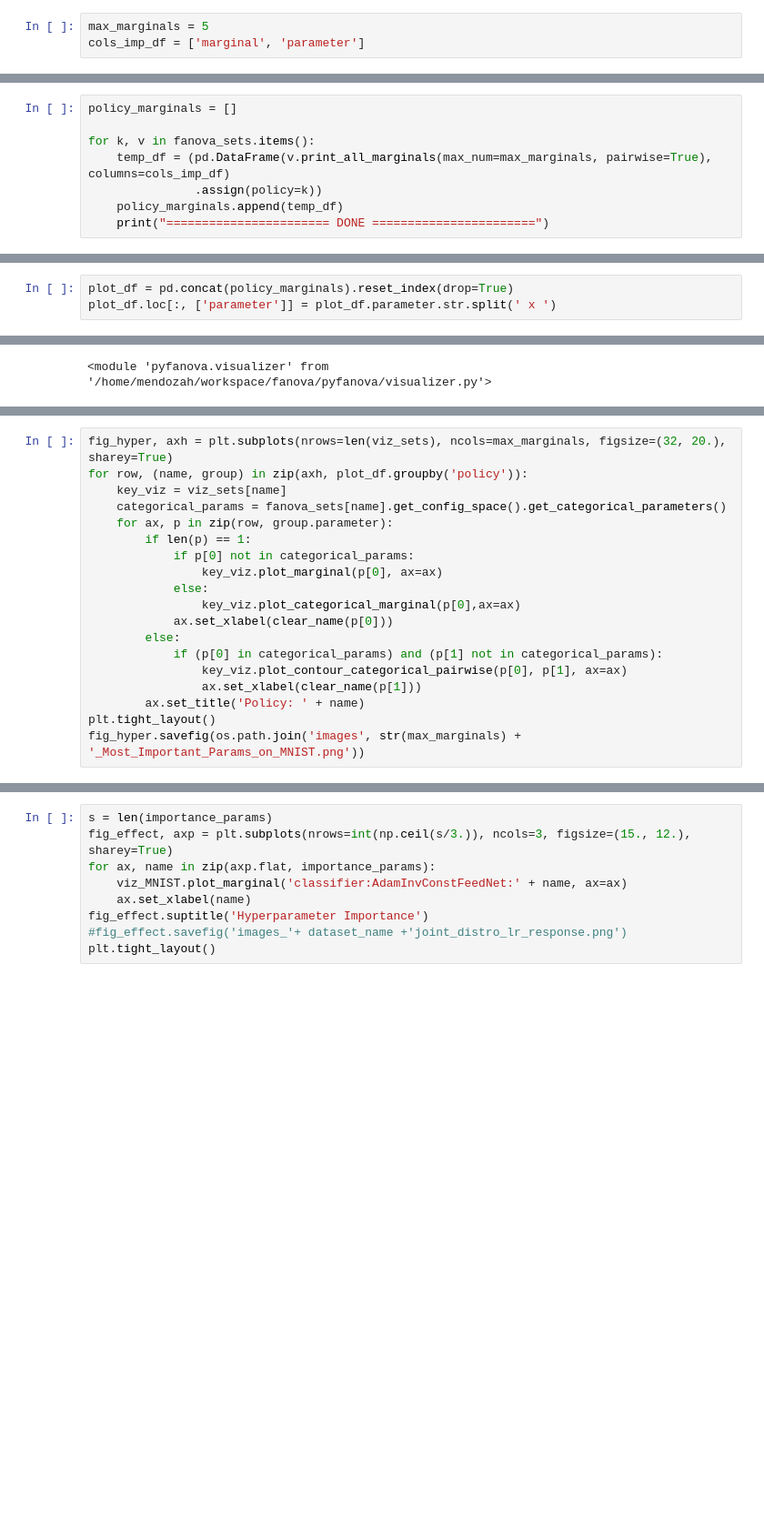
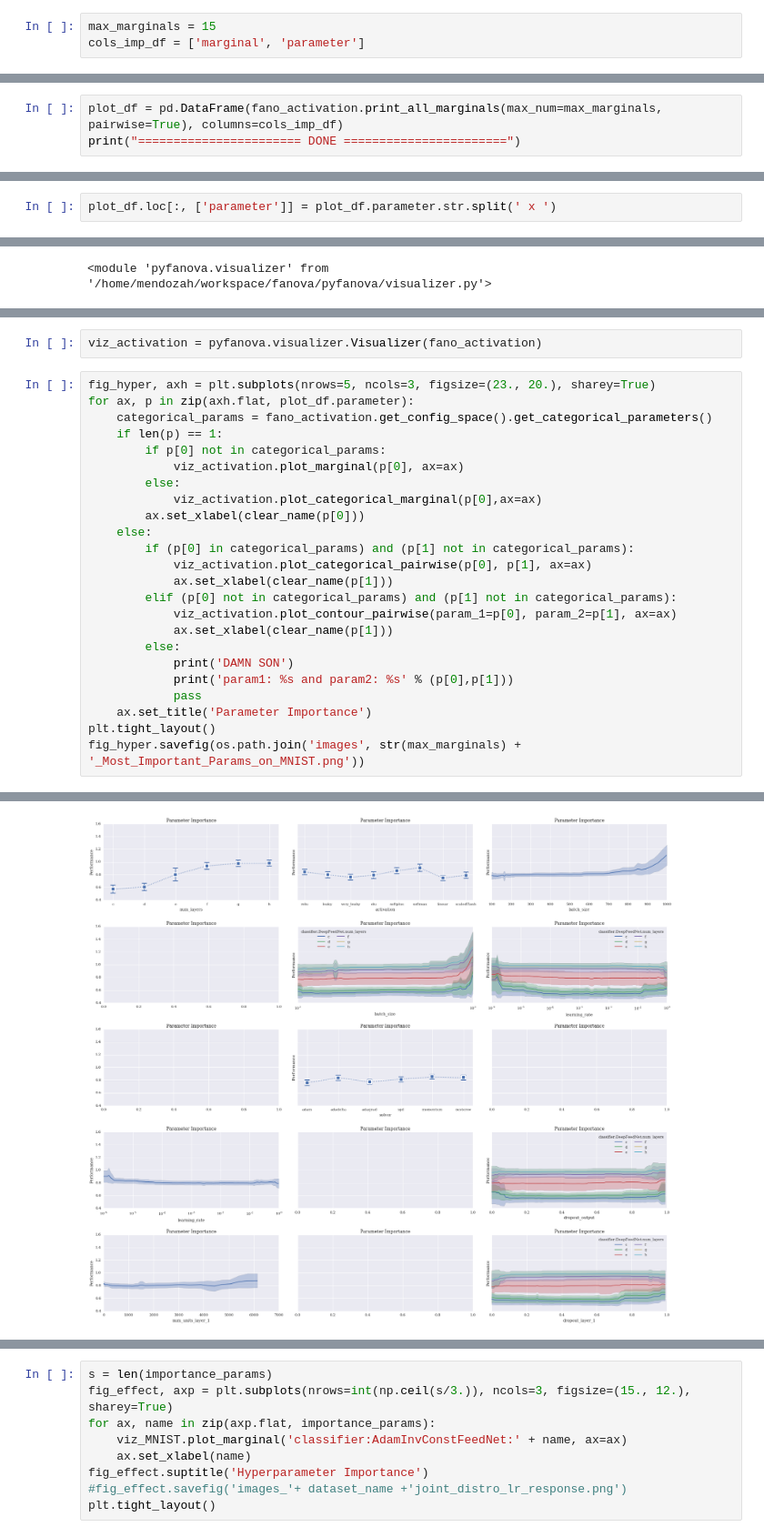
Before and after one commit to hmendozap/master-arbeit-projects, a Jupyter notebook: plotting_param_distros/Hyperparam_Importance_Policy.ipynb, the cells around one changed output, grey strips where cells are left out. Shown: that part at 91% size. Saved outputs shown, nothing was run; the diff lists cells and outputs as text; blank space fills up the shorter version.

Commit message:
Small analysis of parameters based on activation experiment

```diff
--- a/plotting_param_distros/Hyperparam_Importance_Policy.ipynb
+++ b/plotting_param_distros/Hyperparam_Importance_Policy.ipynb
@@ -56,3 +48,3 @@ for policy in policies:
 # %%
-max_marginals = 5
+max_marginals = 15
 cols_imp_df = ['marginal', 'parameter']
@@ -61,8 +51,3 @@ assert len(fanova_sets) == len(policies), "Not all policies are available"
 # %%
-policy_marginals = []
-
-for k, v in fanova_sets.items():
-    temp_df = (pd.DataFrame(v.print_all_marginals(max_num=max_marginals, pairwise=True), columns=cols_imp_df)
-               .assign(policy=k))
-    policy_marginals.append(temp_df)
-    print("======================= DONE =======================")
+plot_df = pd.DataFrame(fano_activation.print_all_marginals(max_num=max_marginals, pairwise=True), columns=cols_imp_df)
+print("======================= DONE =======================")
@@ -69,3 +73,2 @@ for k, v in fanova_sets.items():
 # %%
-plot_df = pd.concat(policy_marginals).reset_index(drop=True)
 plot_df.loc[:, ['parameter']] = plot_df.parameter.str.split(' x ')
@@ -87,19 +102,27 @@ viz_sets = {k: pyfanova.visualizer.Visualizer(v) for k,v in fanova_sets.items()}
+# %%
+viz_activation = pyfanova.visualizer.Visualizer(fano_activation)
 # %%
-fig_hyper, axh = plt.subplots(nrows=len(viz_sets), ncols=max_marginals, figsize=(32, 20.), sharey=True)
-for row, (name, group) in zip(axh, plot_df.groupby('policy')):
-    key_viz = viz_sets[name]
-    categorical_params = fanova_sets[name].get_config_space().get_categorical_parameters()
-    for ax, p in zip(row, group.parameter):
-        if len(p) == 1:
-            if p[0] not in categorical_params:
-                key_viz.plot_marginal(p[0], ax=ax)
-            else:
-                key_viz.plot_categorical_marginal(p[0],ax=ax)
-            ax.set_xlabel(clear_name(p[0]))
+fig_hyper, axh = plt.subplots(nrows=5, ncols=3, figsize=(23., 20.), sharey=True)
+for ax, p in zip(axh.flat, plot_df.parameter):
+    categorical_params = fano_activation.get_config_space().get_categorical_parameters()
+    if len(p) == 1:
+        if p[0] not in categorical_params:
+            viz_activation.plot_marginal(p[0], ax=ax)
         else:
-            if (p[0] in categorical_params) and (p[1] not in categorical_params):
-                key_viz.plot_contour_categorical_pairwise(p[0], p[1], ax=ax)
-                ax.set_xlabel(clear_name(p[1]))
-        ax.set_title('Policy: ' + name)
+            viz_activation.plot_categorical_marginal(p[0],ax=ax)
+        ax.set_xlabel(clear_name(p[0]))
+    else:
+        if (p[0] in categorical_params) and (p[1] not in categorical_params):
+            viz_activation.plot_categorical_pairwise(p[0], p[1], ax=ax)
+            ax.set_xlabel(clear_name(p[1]))
+        elif (p[0] not in categorical_params) and (p[1] not in categorical_params):
+            viz_activation.plot_contour_pairwise(param_1=p[0], param_2=p[1], ax=ax)
+            ax.set_xlabel(clear_name(p[1]))
+        else:
+            print('DAMN SON')
+            print('param1: %s and param2: %s' % (p[0],p[1]))
+            pass
+    ax.set_title('Parameter Importance')
 plt.tight_layout()
 fig_hyper.savefig(os.path.join('images', str(max_marginals) + '_Most_Important_Params_on_MNIST.png'))
+# %% [output]
@@ -105,0 +139 @@ fig_hyper.savefig(os.path.join('images', str(max_marginals) + '_Most_Important_P
+[figure, added]
```
Also changed, not shown: parts of 12 cells of this notebook, 1 other file.
